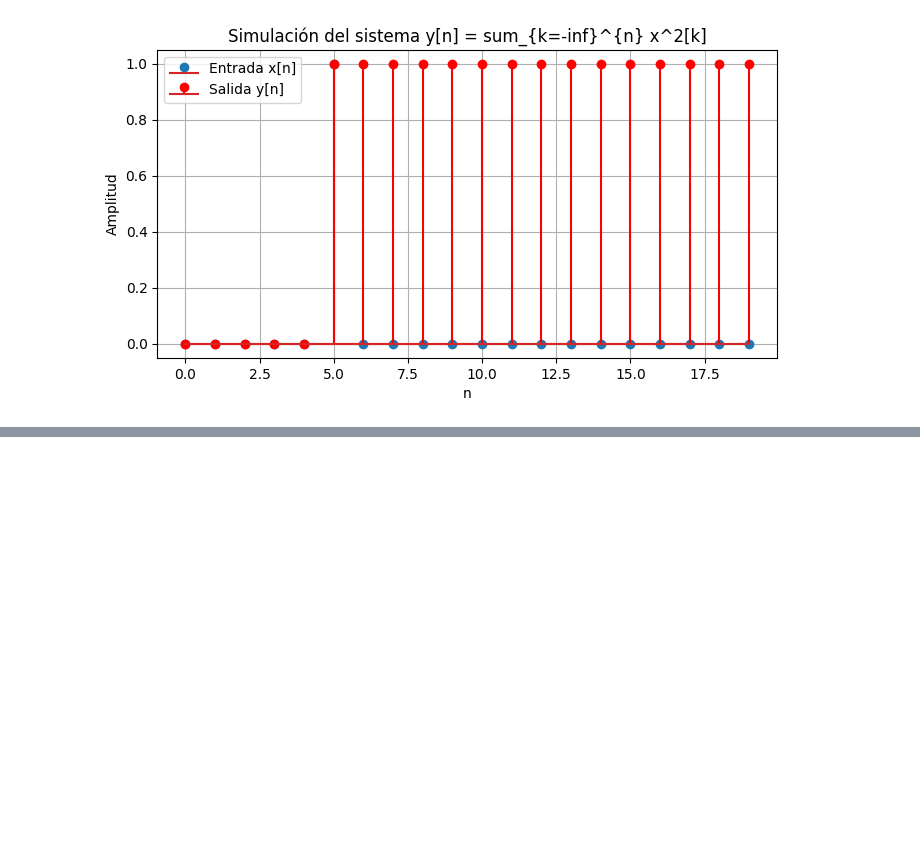
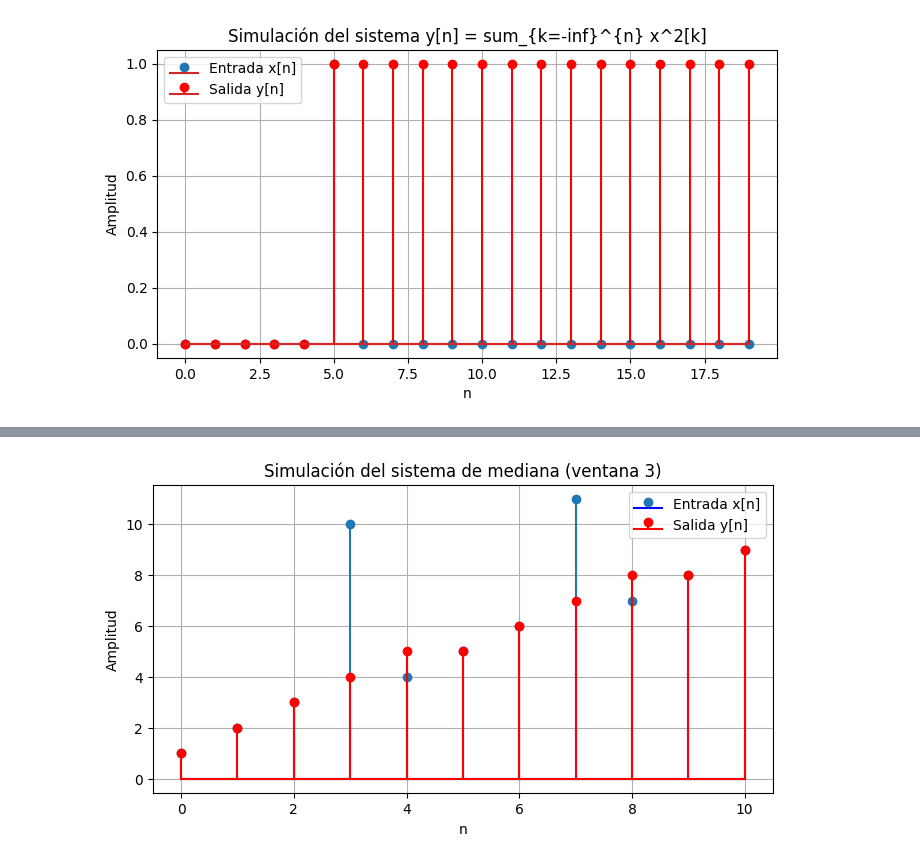
Before and after one commit to sofial47/senalesysistemas, a Jupyter notebook: taller2lapalaceipynb.ipynb, the cells around one changed output, grey strips where cells are left out. Saved outputs shown, nothing was run; the diff lists cells and outputs as text; code cells hidden in the pictures; blank space fills up the shorter version.

```diff
--- a/taller2lapalaceipynb.ipynb
+++ b/taller2lapalaceipynb.ipynb
@@ -191,0 +222,74 @@ plt.show()
+# %%
+#import numpy as np
+#import matplotlib.pyplot as plt
+
+# Definir la función para simular el sistema y[n] = median(x[n]) con ventana de tamaño 3
+def simulate_median_filter(x, window_size=3):
+    """
+    Simula el sistema y[n] = median(x[n]) con una ventana de tamaño especificado.
+
+    Args:
+        x (np.ndarray): Arreglo numpy que representa la señal de entrada x[n].
+        window_size (int): Tamaño de la ventana para el cálculo de la mediana.
+                           Debe ser un número impar.
+
+    Returns:
+        np.ndarray: Arreglo numpy que representa la señal de salida y[n].
+    """
+    if window_size % 2 == 0:
+        raise ValueError("El tamaño de la ventana debe ser un número impar.")
+
+    N = len(x)
+    y = np.zeros(N) # Inicializamos el arreglo de salida con ceros
+    pad_width = window_size // 2 # Relleno para manejar los bordes; Si window_size fuera 5: pad_width = 5 // 2 = 2. Se añadirían 2 muestras de relleno al principio y 2 al final. pad_width: se utiliza posteriormente con la función np.pad() para añadir el relleno a la señal de entrada antes de aplicar el bucle que calcula la mediana para cada punto. El modo de relleno 'edge' que se usa en el código repite el primer y último valor de la señal original para el relleno.
+
+    # Rellenar la señal de entrada para manejar los bordes
+    # Usamos 'edge' para repetir los valores de los bordes
+    x_padded = np.pad(x, pad_width, mode='edge')
+
+    # Aplicamos el filtro de mediana
+    for n in range(N):
+        # La ventana se centra en x[n] en la señal original.
+        # En la señal rellenada, esto corresponde a x_padded[n + pad_width].
+        # La ventana va desde n + pad_width - pad_width hasta n + pad_width + pad_width
+        # es decir, desde n hasta n + window_size - 1 en la señal rellenada.
+        window = x_padded[n : n + window_size]
+        y[n] = np.median(window)#lcula la mediana de los valores dentro de la window actual y asigna este valor a la posición n del arreglo de salida y.
+
+    return y
+
+# Ejemplo de uso:
+
+# Creamos una señal de entrada de ejemplo
+# Por ejemplo, una señal con ruido
+x_input_3 = np.array([1, 2, 3, 10, 4, 5, 6, 11, 7, 8, 9])#Con una ventana de tamaño 3 y mode='edge', la señal de entrada rellenada x_padded sería: [1, 1, 2, 3, 10, 4, 5, 6, 11, 7, 8, 9, 9]
+
+# Simulamos el sistema con la entrada (ventana de tamaño 3)
+y_output_3 = simulate_median_filter(x_input_3, window_size=3)
+
+# Graficamos la entrada y la salida
+plt.figure(figsize=(8, 4))
+plt.stem(x_input_3, label='Entrada x[n]', basefmt='b-')
+plt.stem(y_output_3, label='Salida y[n]', linefmt='r-', markerfmt='ro', basefmt='r-')
+plt.title('Simulación del sistema de mediana (ventana 3)')
+plt.xlabel('n')
+plt.ylabel('Amplitud')
+plt.legend()
+plt.grid(True)
+plt.show()
+
+# Otro ejemplo con una señal diferente
+# x_input_4 = np.sin(np.linspace(0, 10*np.pi, 50)) + 0.5 * np.random.randn(50)
+# y_output_4 = simulate_median_filter(x_input_4, window_size=3)
+
+# plt.figure(figsize=(8, 4))
+# plt.plot(x_input_4, label='Entrada x[n] (con ruido)')
+# plt.plot(y_output_4, label='Salida y[n] (filtrada con mediana)', color='red')
+# plt.title('Simulación del sistema de mediana (ventana 3) con señal sinusoidal ruidosa')
+# plt.xlabel('n')
+# plt.ylabel('Amplitud')
+# plt.legend()
+# plt.grid(True)
+# plt.show()
+# %% [output]
+[figure, added]
```
Also changed, not shown: parts of 10 cells of this notebook.
